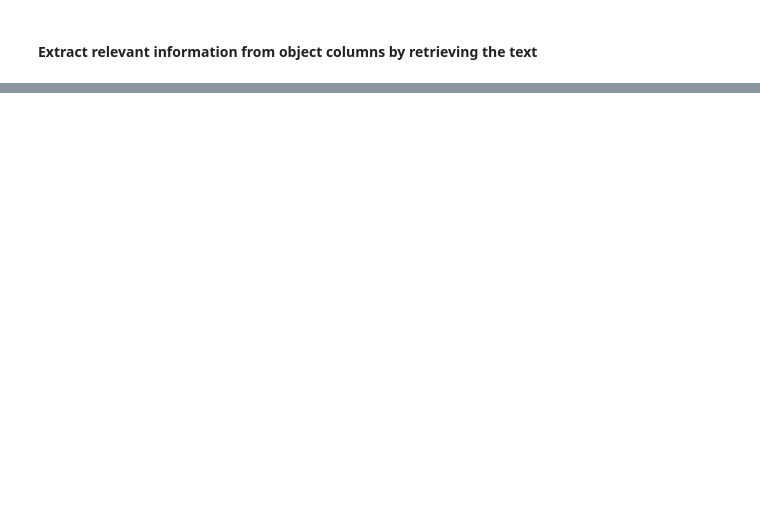
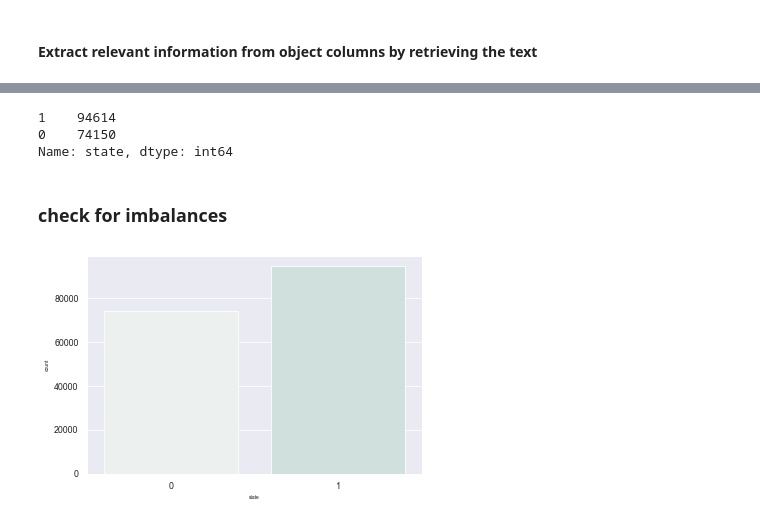
Before and after one commit to gabriel-hd73/kickstarter_2nd_project, a Jupyter notebook: Kickstarter_Project.ipynb, the cells around one changed output, grey strips where cells are left out. Cells and saved outputs as stored; diff of their text form; code cells hidden in the pictures; blank space fills up the shorter version.

```diff
--- a/Kickstarter_Project.ipynb
+++ b/Kickstarter_Project.ipynb
@@ -355,0 +713,8 @@ We need to retrieve the relevant information from the following columns:
+# %%
+y = df["state"].apply(lambda x: 1 if x == "successful" else 0)
+# %%
+y.value_counts()
+# %% [output]
+1    94614
+0    74150
+Name: state, dtype: int64
@@ -355,0 +726,6 @@ We need to retrieve the relevant information from the following columns:
+# %% [markdown]
+### check for imbalances
+# %%
+sns.countplot(x = y);
+# %% [output]
+[figure, added]
```
Also changed, not shown: parts of 82 cells of this notebook.
